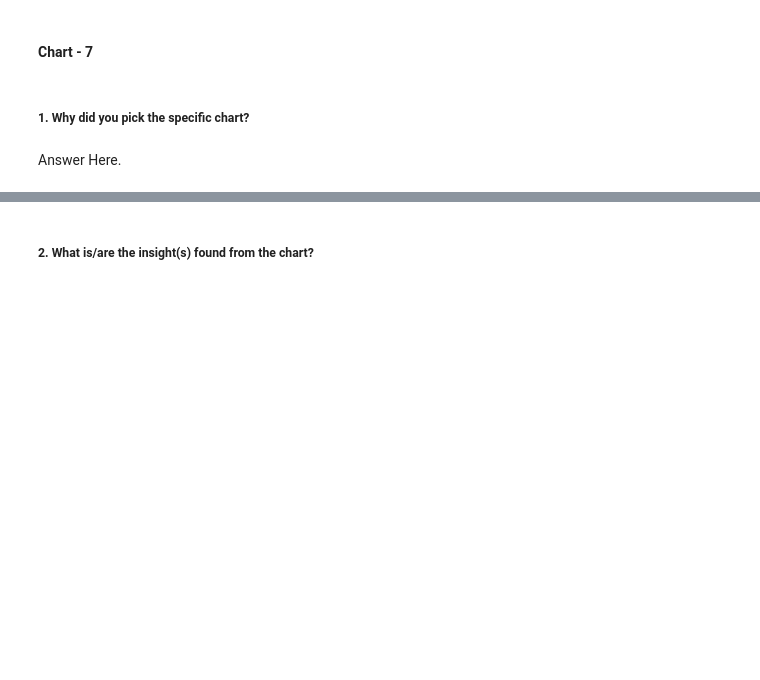
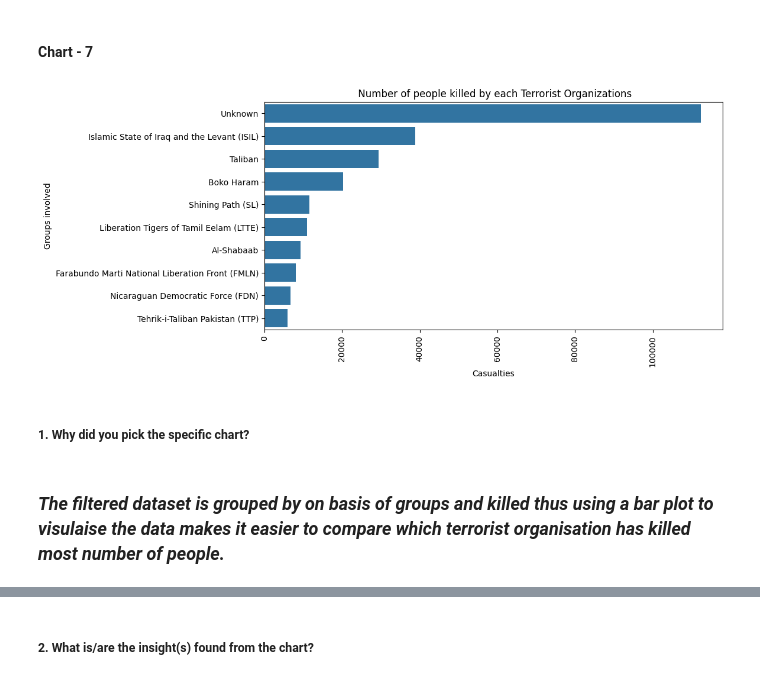
Before and after one commit to ARX662/Capstone_Projects_AlmaBetter, a Jupyter notebook: EDA_Global_Terrorism_Database_Anurag_Rath.ipynb, the cells around one changed output, grey strips where cells are left out. Drawn from its saved outputs; the diff is of its cells as text; code cells hidden in the pictures; blank space fills up the shorter version.

```diff
--- a/EDA_Global_Terrorism_Database_Anurag_Rath.ipynb
+++ b/EDA_Global_Terrorism_Database_Anurag_Rath.ipynb
@@ -494,4 +536,19 @@ Answer Here
+# %%
+# Chart - 7 Number of people killed by each terror group
+
+people_killed = df[["Group","killed"]].groupby(["Group"]).sum().sort_values("killed",ascending = False).head(10)
+
+plt.figure(figsize=(10,5))
+sns.barplot(x=people_killed.killed.values, y=people_killed.index)
+# using ticks for better label visibilty
+plt.xticks(rotation= 90)
+plt.title(' Number of people killed by each Terrorist Organizations')
+plt.xlabel('Casualties')
+plt.ylabel('Groups involved')
+plt.show()
+# %% [output]
+[figure, added]
 # %% [markdown]
 ##### 1. Why did you pick the specific chart?
-# %% [markdown]
-Answer Here.
+# %% [markdown]
+### *The filtered dataset is grouped by on basis of groups and killed thus using a bar plot to visulaise the data makes it easier to compare which terrorist organisation has killed most number of people.*
```
Also changed, not shown: parts of 34 cells of this notebook.
